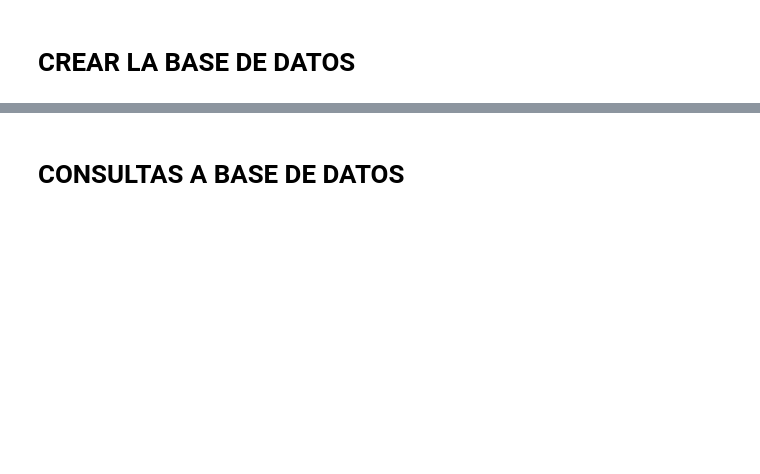
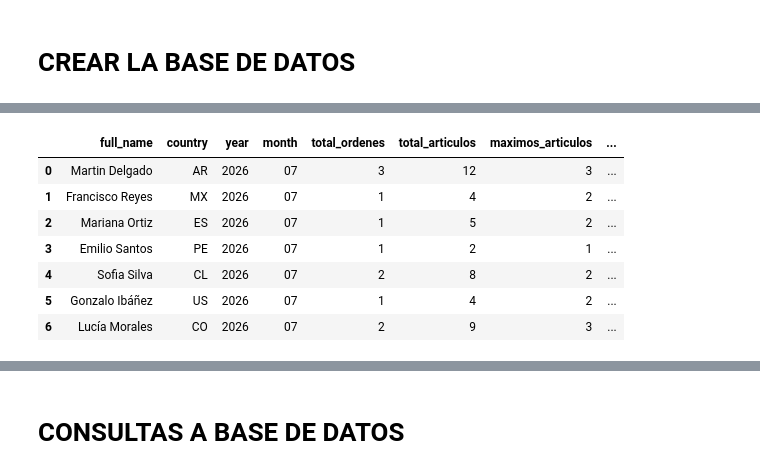
Before and after one commit to JorgeCardona/dockerhub-datascience-mlops, a Jupyter notebook: Notebooks/SQL/sql_training.ipynb, the cells around one changed output, grey strips where cells are left out. Saved outputs shown, nothing was run; the diff lists cells and outputs as text; code cells hidden in the pictures; blank space fills up the shorter version.

```diff
--- a/Notebooks/SQL/sql_training.ipynb
+++ b/Notebooks/SQL/sql_training.ipynb
@@ -121,0 +189,67 @@ Tabla : event_logs
+# %%
+# -- SQLite / MySQL / MariaDB:           GROUP_CONCAT(p.name || ' (x' || oi.quantity || ')', ', ')
+# -- PostgreSQL / SQL Server / BigQuery: STRING_AGG(p.name || ' (x' || oi.quantity || ')', ', ')
+# -- Snowflake:                          LISTAGG(p.name || ' (x' || oi.quantity || ')', ', ')
+# -- Oracle:                             LISTAGG(p.name || ' (x' || oi.quantity || ')', ', ') WITHIN GROUP (ORDER BY p.name)
+
+query = """
+WITH resumen_por_usuario_mensual AS (
+    SELECT
+        u.full_name,
+        u.country,                                                          -- 👤 País del usuario
+        strftime('%Y', o.order_date) AS year,                               -- 📅 Año de la compra
+        strftime('%m', o.order_date) AS month,                              -- 📅 Mes de la compra
+        COUNT(DISTINCT o.order_id) AS total_ordenes,                        -- 📦 Total de órdenes en el mes
+        ROUND(AVG(oi.quantity), 2) AS promedio_articulos,
+        MAX(oi.quantity) AS maximos_articulos,
+        MIN(oi.quantity) AS minimos_articulos,
+        SUM(oi.quantity) AS total_articulos,                                -- 🛒 Total de unidades compradas en el mes
+        SUM((oi.unit_price - oi.discount) * oi.quantity) AS gasto_total,    -- 💰 Total gastado en el mes
+        SUM((oi.unit_price - oi.discount - p.cost) * oi.quantity) AS ingreso_neto_total, -- 💰 Ingreso neto en el mes
+
+        -- 🔗 Nombres de los productos y cantidades compradas en ese mes
+        GROUP_CONCAT(p.name || ' (x' || oi.quantity || ')', ', ') AS productos_comprados,
+
+        -- 🏆 Ranking por país, año y mes basado en el gasto total acumulado
+        RANK() OVER (
+            PARTITION BY u.country, strftime('%Y', o.order_date), strftime('%m', o.order_date)
+            ORDER BY SUM((oi.unit_price - oi.discount) * oi.quantity) DESC
+        ) AS rnk
+
+    FROM users u
+        INNER JOIN orders o ON u.user_id = o.user_id
+        INNER JOIN order_items oi ON o.order_id = oi.order_id
+        INNER JOIN products p ON p.product_id = oi.product_id
+    WHERE o.status = 'completed'
+    GROUP BY u.user_id, u.full_name, u.country, strftime('%Y', o.order_date), strftime('%m', o.order_date)
+)
+SELECT
+    full_name,
+    country,
+    year,
+    month,
+    total_ordenes,
+    total_articulos,
+    maximos_articulos,
+    minimos_articulos,
+    promedio_articulos,
+    gasto_total,
+    ingreso_neto_total,
+    productos_comprados
+FROM resumen_por_usuario_mensual
+WHERE year = '2026'
+    AND month = '07'
+    AND rnk <= 1  -- 🔍 FILTRADO DIRECTAMENTE EN EL SELECT FINAL
+ORDER BY month DESC, ingreso_neto_total DESC;
+"""
+
+ejecutar_sql(query)
+# %% [output]
+|  | full_name | country | year | month | total_ordenes | total_articulos | maximos_articulos | ... |
+| 0 | Martin Delgado | AR | 2026 | 07 | 3 | 12 | 3 | ... |
+| 1 | Francisco Reyes | MX | 2026 | 07 | 1 | 4 | 2 | ... |
+| 2 | Mariana Ortiz | ES | 2026 | 07 | 1 | 5 | 2 | ... |
+| 3 | Emilio Santos | PE | 2026 | 07 | 1 | 2 | 1 | ... |
+| 4 | Sofia Silva | CL | 2026 | 07 | 2 | 8 | 2 | ... |
+| 5 | Gonzalo Ibáñez | US | 2026 | 07 | 1 | 4 | 2 | ... |
+| 6 | Lucía Morales | CO | 2026 | 07 | 2 | 9 | 3 | ... |
```
Also changed, not shown: parts of 21 cells of this notebook, 3 other files.
